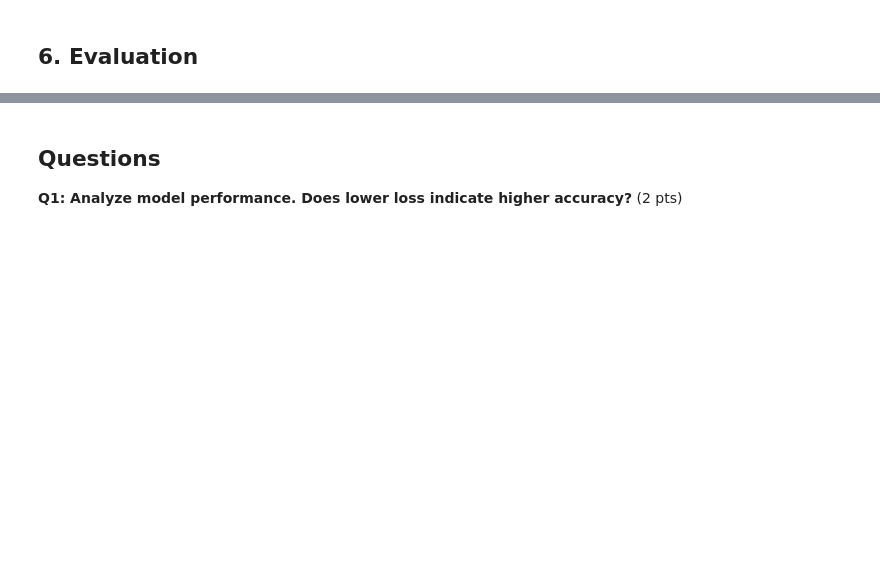
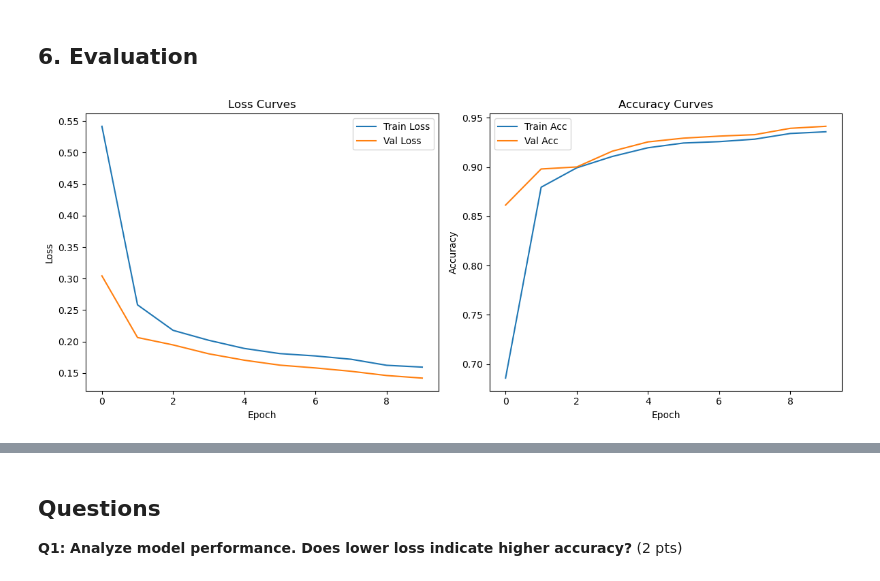
Before and after one commit to ethancle/EE467, a Jupyter notebook: assignments/assignment3/homework-3-student.ipynb, the cells around one changed output, grey strips where cells are left out. Drawn from its saved outputs; the diff is of its cells as text; code cells hidden in the pictures; blank space fills up the shorter version.

```diff
--- a/assignments/assignment3/homework-3-student.ipynb
+++ b/assignments/assignment3/homework-3-student.ipynb
@@ -109,10 +126,12 @@ def build_cooccurrence_matrix(urls, n, n2i_mapping, window_size):
         prev_indices = []
         for ngram in iter_ngrams(url, n):
             ## [ TODO 3.1 ] Get N-gram index (unknown_idx if not found)
-            idx = NotImplemented
+            idx = n2i_mapping.get(ngram, unknown_idx)
 
             ## [ TODO 3.2 ] Update co-occurrence for prev neighbors in window
-            raise NotImplementedError
+            for prev_idx in prev_indices[-window_size:]:
+                co_matrix[prev_idx, idx] = co_matrix.get((prev_idx, idx), 0) + 1
+                co_matrix[idx, prev_idx] = co_matrix.get((idx, prev_idx), 0) + 1
 
             prev_indices.append(idx)
 
@@ -120,7 +139,7 @@ def build_cooccurrence_matrix(urls, n, n2i_mapping, window_size):
     row_sums = co_matrix.sum(axis=1)
     ## [ TODO 3.3 ] Normalize rows to probability distributions
     for (i, j) in tqdm(list(co_matrix.keys())):
-        raise NotImplementedError
+        co_matrix[i, j] = co_matrix[i, j] / row_sums[i, 0] if row_sums[i, 0] > 0 else 0
 
     return co_matrix
 # %%
@@ -141,7 +167,7 @@ EMBEDDING_DIMS = 10
 ## [ TODO 4 ] Create TruncatedSVD and fit_transform co-occurrence matrix
 # svd = TruncatedSVD(n_components=EMBEDDING_DIMS, n_iter=20, random_state=42)
 # embedding_svd = svd.fit_transform(cooccurrence_urls)
-embedding_svd = NotImplemented
+embedding_svd = TruncatedSVD(n_components=EMBEDDING_DIMS, n_iter=20, random_state=42).fit_transform(cooccurrence_urls)
 
 assert embedding_svd.shape == (len(n2i_urls)+1, EMBEDDING_DIMS)
 # %% [markdown]
@@ -161,11 +189,11 @@ def transform_urls(urls, padded_len, n, n2i_mapping, pad_symbol='\x01'):
 
     for i, url in enumerate(urls):
         ## [ TODO 5.1 ] Pad URL to padded_len
-        raise NotImplementedError
+        url = url.ljust(padded_len, pad_symbol)
 
         ## [ TODO 5.2 ] Convert N-grams to indices
         for j, ngram in enumerate(iter_ngrams(url, n)):
-            raise NotImplementedError
+            batch[i, j] = n2i_mapping.get(ngram, unknown_idx)
 
     return batch
 # %%
@@ -228,7 +270,15 @@ def train_epoch(model, loader, criterion, optimizer):
         x, y = x.to(device), y.to(device)
         ## [ TODO 7 ] Training step
         # optimizer.zero_grad(), forward, loss, backward, step
-        raise NotImplementedError
+        optimizer.zero_grad()
+        out = model(x)
+        loss = criterion(out, y)
+        loss.backward()
+        optimizer.step()
+        total_loss += loss.item() * len(y)
+        correct += ((out > 0.5) == y).sum().item()
+        total += len(y)
+
     return total_loss / total, correct / total
 
 def evaluate(model, loader, criterion):
@@ -266,3 +322,26 @@ raise NotImplementedError
+# %%
+import matplotlib.pyplot as plt
+
+## [ TODO 8 ] Plot loss and accuracy curves
+plt.figure(figsize=(12, 5))
+plt.subplot(1, 2, 1)
+plt.plot(history['loss'], label='Train Loss')
+plt.plot(history['val_loss'], label='Val Loss')
+plt.title('Loss Curves')
+plt.xlabel('Epoch')
+plt.ylabel('Loss')
+plt.legend()
+plt.subplot(1, 2, 2)
+plt.plot(history['acc'], label='Train Acc')
+plt.plot(history['val_acc'], label='Val Acc')
+plt.title('Accuracy Curves')
+plt.xlabel('Epoch')
+plt.ylabel('Accuracy')
+plt.legend()
+plt.tight_layout()
+plt.show()
+# %% [output]
+[figure, added]
 # %%
 from sklearn.metrics import confusion_matrix, classification_report
 
```
Also changed, not shown: parts of 14 cells of this notebook, 1 other file.
